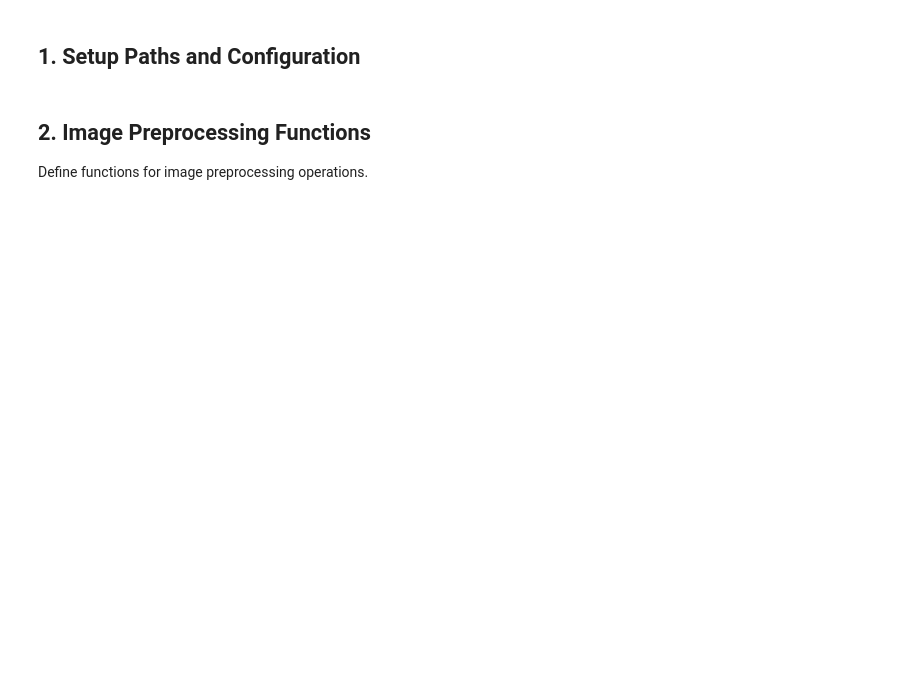
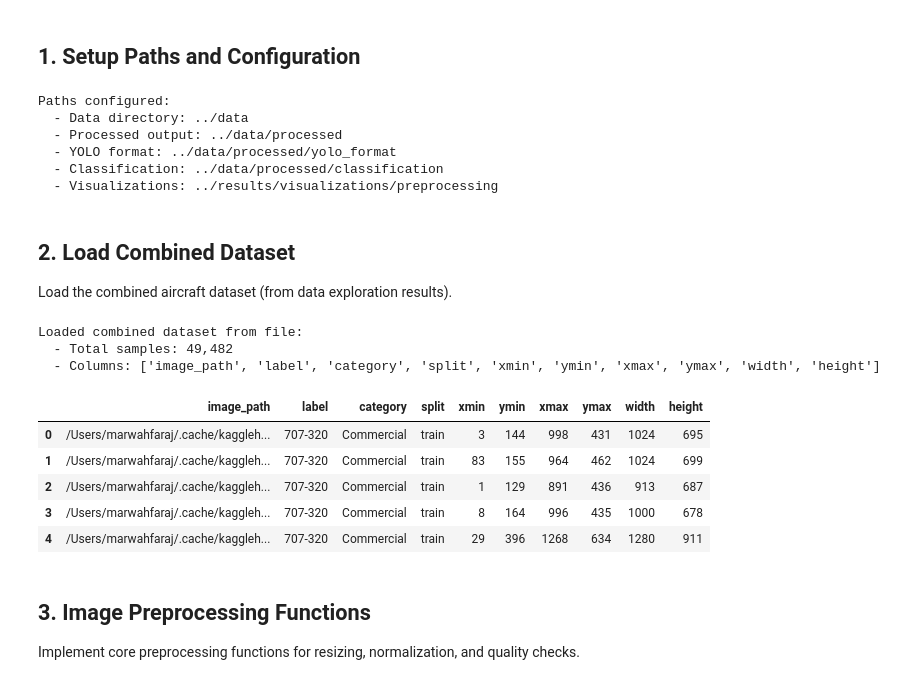
Before and after one commit to marwahfaraj/Aircraft-Threat-Detection-Using-Computer-Vision, a Jupyter notebook: notebooks/02_preprocessing.ipynb, the cells around one changed output. Cells and saved outputs as stored; diff of their text form; code cells hidden in the pictures; blank space fills up the shorter version.

```diff
--- a/notebooks/02_preprocessing.ipynb
+++ b/notebooks/02_preprocessing.ipynb
@@ -38,25 +54,84 @@ CONFIG = {
     'image_size': (640, 640),  # Target size for YOLO
     'normalize': True,
     'augmentation': True,
-    'random_seed': 42
+    'random_seed': 42,
+    'train_split': 0.8,
+    'val_split': 0.1,
+    'test_split': 0.1,
+    'augment_factor': 2  # Number of augmented versions per image
 }
+
+# Set random seed for reproducibility
+np.random.seed(CONFIG['random_seed'])
 
 # Paths
 DATA_DIR = Path('../data')
 PROCESSED_DIR = DATA_DIR / 'processed'
-RAW_DIR = DATA_DIR / 'raw'
-DATASET_DIR = DATA_DIR / 'dataset'
-FGVC_DIR = DATA_DIR / 'fgvc-aircraft-2013b' / 'fgvc-aircraft-2013b' / 'data'
+YOLO_DIR = PROCESSED_DIR / 'yolo_format'
+CLASS_DIR = PROCESSED_DIR / 'classification'
+VIZ_DIR = Path('../results/visualizations/preprocessing')
 
 # Create output directories
 PROCESSED_DIR.mkdir(parents=True, exist_ok=True)
-(PROCESSED_DIR / 'yolo_format').mkdir(exist_ok=True)
-(PROCESSED_DIR / 'classification').mkdir(exist_ok=True)
+YOLO_DIR.mkdir(exist_ok=True)
+CLASS_DIR.mkdir(exist_ok=True)
+VIZ_DIR.mkdir(parents=True, exist_ok=True)
 
-print("✓ Paths configured")
+# Create YOLO directory structure
+for split in ['train', 'val', 'test']:
+    (YOLO_DIR / 'images' / split).mkdir(parents=True, exist_ok=True)
+    (YOLO_DIR / 'labels' / split).mkdir(parents=True, exist_ok=True)
+
+print("Paths configured:")
 print(f"  - Data directory: {DATA_DIR}")
 print(f"  - Processed output: {PROCESSED_DIR}")
+print(f"  - YOLO format: {YOLO_DIR}")
+print(f"  - Classification: {CLASS_DIR}")
+print(f"  - Visualizations: {VIZ_DIR}")
+# %% [output]
+Paths configured:
+  - Data directory: ../data
+  - Processed output: ../data/processed
+  - YOLO format: ../data/processed/yolo_format
+  - Classification: ../data/processed/classification
+  - Visualizations: ../results/visualizations/preprocessing
+# %% [markdown]
+## 2. Load Combined Dataset
+
+Load the combined aircraft dataset (from data exploration results).
+# %%
+# Load the combined dataset from data exploration
+combined_dataset_path = Path('../results/visualizations/combined_dataset_full.csv')
+
+if combined_dataset_path.exists():
+    # Load from saved file
+    combined_df = pd.read_csv(combined_dataset_path)
+    print(f"Loaded combined dataset from file:")
+    print(f"  - Total samples: {len(combined_df):,}")
+    print(f"  - Columns: {list(combined_df.columns)}")
+else:
+    print("Combined dataset not found. Please run 01_data_exploration.ipynb first.")
+    print("Creating combined dataset now...")
+
+    # Download datasets
+    fgvc_aircraft_path = kagglehub.dataset_download("seryouxblaster764/fgvc-aircraft")
+    military_path = kagglehub.dataset_download("a2015003713/militaryaircraftdetectiondataset")
+
+    # Note: This is a simplified version - run data exploration for full preprocessing
+    print("Dataset downloaded. Run 01_data_exploration.ipynb for complete processing.")
+
+combined_df.head()
+# %% [output]
+Loaded combined dataset from file:
+  - Total samples: 49,482
+  - Columns: ['image_path', 'label', 'category', 'split', 'xmin', 'ymin', 'xmax', 'ymax', 'width', 'height']
+|  | image_path | label | category | split | xmin | ymin | xmax | ymax | width | height |
+| 0 | /Users/marwahfaraj/.cache/kaggleh... | 707-320 | Commercial | train | 3 | 144 | 998 | 431 | 1024 | 695 |
+| 1 | /Users/marwahfaraj/.cache/kaggleh... | 707-320 | Commercial | train | 83 | 155 | 964 | 462 | 1024 | 699 |
+| 2 | /Users/marwahfaraj/.cache/kaggleh... | 707-320 | Commercial | train | 1 | 129 | 891 | 436 | 913 | 687 |
+| 3 | /Users/marwahfaraj/.cache/kaggleh... | 707-320 | Commercial | train | 8 | 164 | 996 | 435 | 1000 | 678 |
+| 4 | /Users/marwahfaraj/.cache/kaggleh... | 707-320 | Commercial | train | 29 | 396 | 1268 | 634 | 1280 | 911 |
 # %% [markdown]
-## 2. Image Preprocessing Functions
+## 3. Image Preprocessing Functions
 
-Define functions for image preprocessing operations.
+Implement core preprocessing functions for resizing, normalization, and quality checks.
```
Also changed, not shown: parts of 25 cells of this notebook, 21 other files.
